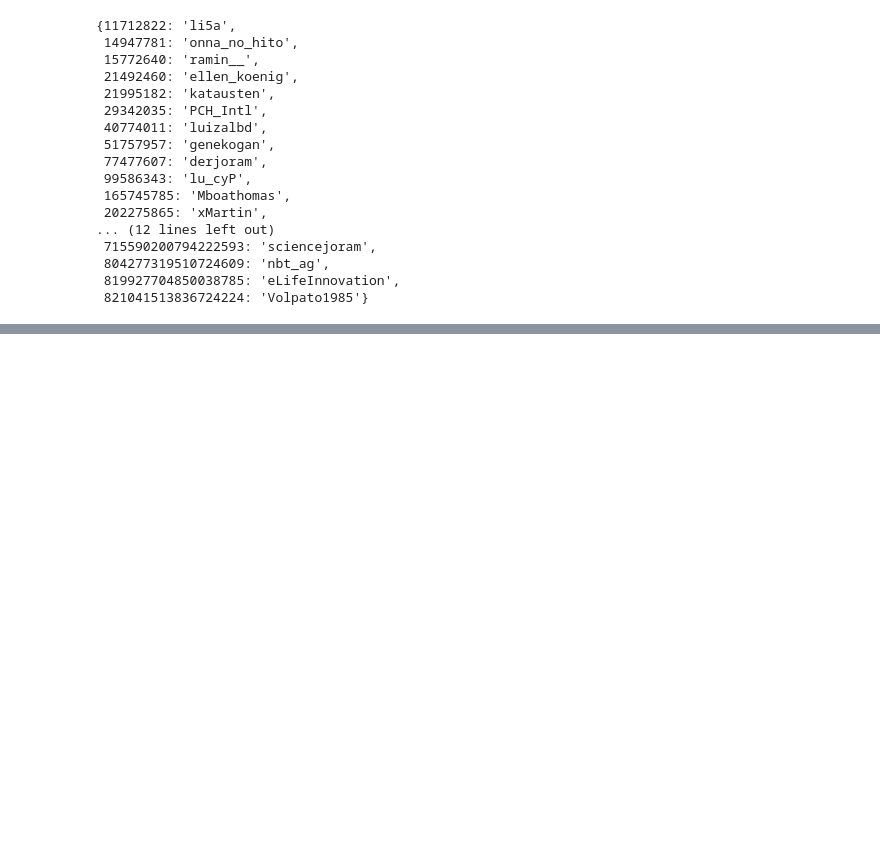
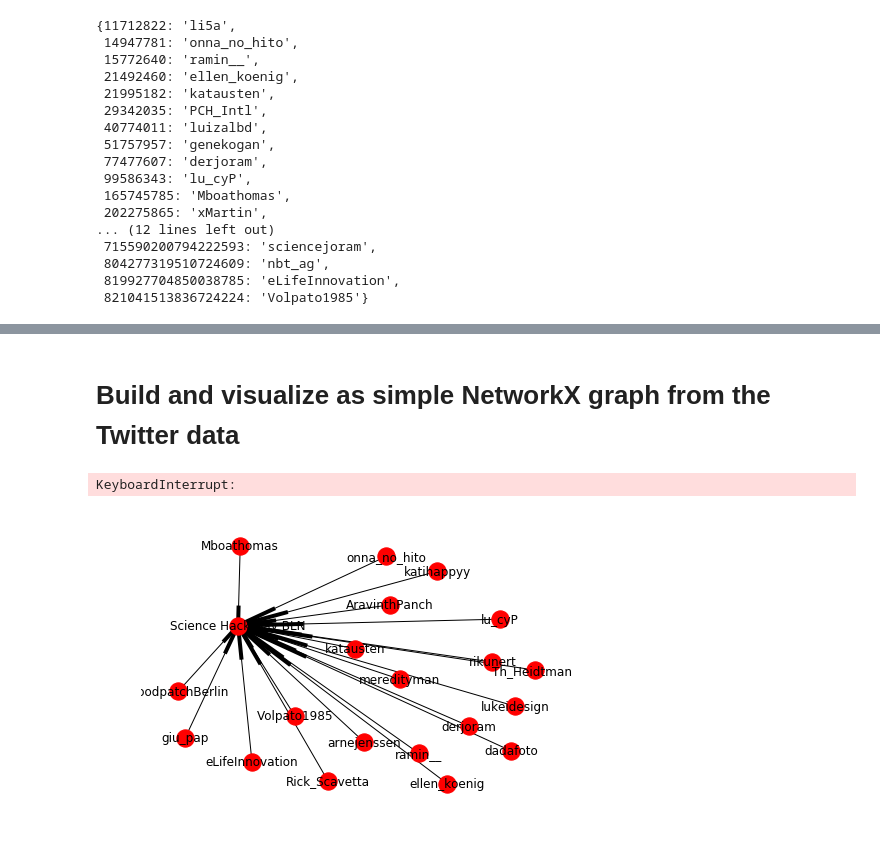
Before and after one commit to ellenkoenig/we-are-not-alone, a Jupyter notebook: Create network from twitter (Ellen).ipynb, the cells around one changed output, grey strips where cells are left out. Cells and saved outputs as stored; diff of their text form; code cells hidden in the pictures; blank space fills up the shorter version.

Commit message:
Basic network viz

```diff
--- a/Create network from twitter (Ellen).ipynb
+++ b/Create network from twitter (Ellen).ipynb
@@ -103,0 +100,6 @@ len(all_users)
+# %% [markdown]
+# Build and visualize as simple NetworkX graph from the Twitter data
+# %%
+import networkx as nx
+
+graph = nx.DiGraph()
@@ -103,0 +112,5 @@ len(all_users)
+# %%
+for user in all_users:
+    add_shdb_related_followers_to_graph(user, all_users[user])
+# %% [output]
+KeyboardInterrupt:
@@ -103,0 +120,5 @@ len(all_users)
+# %%
+#plt.figure(figsize=(500, 500))
+nx.draw(graph, with_labels=True)
+# %% [output]
+[figure, added]
```
Also changed, not shown: parts of 10 cells of this notebook.
